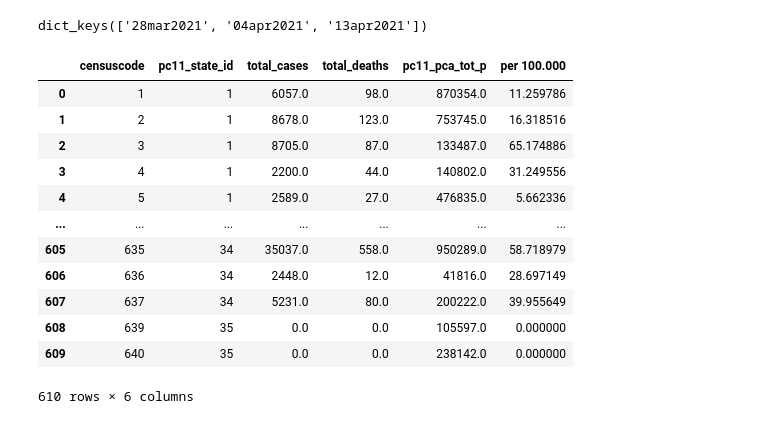
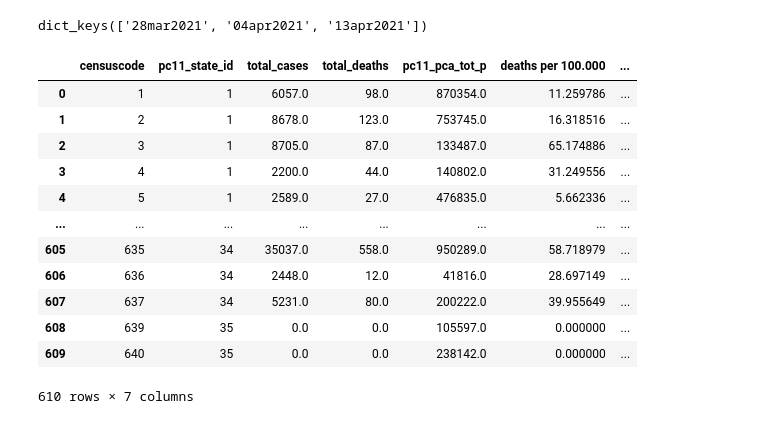
Before and after one commit to Daniel-Los/Introduction-to-datascience-final-project, a Jupyter notebook: Dataframes.ipynb, the cells around one changed output. Saved outputs shown, nothing was run; the diff lists cells and outputs as text; code cells hidden in the pictures.

Commit message:
met total cases per 100.000

```diff
--- a/Dataframes.ipynb
+++ b/Dataframes.ipynb
@@ -351,19 +335,20 @@ datedict.keys()
 dict_keys(['28mar2021', '04apr2021', '13apr2021'])
 # %%
 champions = pd.merge(datedict['13apr2021'], demog_frame[['censuscode','pc11_pca_tot_p']], on = 'censuscode', how = 'left')
-champions['per 100.000'] = champions['total_deaths']/champions['pc11_pca_tot_p']*1e5
+champions['deaths per 100.000'] = champions['total_deaths']/champions['pc11_pca_tot_p']*1e5
+champions['cases per 100.000'] = champions['total_cases']/champions['pc11_pca_tot_p']*1e5
 champions
 # %% [output]
-|  | censuscode | pc11_state_id | total_cases | total_deaths | pc11_pca_tot_p | per 100.000 |
-| 0 | 1 | 1 | 6057.0 | 98.0 | 870354.0 | 11.259786 |
-| 1 | 2 | 1 | 8678.0 | 123.0 | 753745.0 | 16.318516 |
-| 2 | 3 | 1 | 8705.0 | 87.0 | 133487.0 | 65.174886 |
-| 3 | 4 | 1 | 2200.0 | 44.0 | 140802.0 | 31.249556 |
-| 4 | 5 | 1 | 2589.0 | 27.0 | 476835.0 | 5.662336 |
-| ... | ... | ... | ... | ... | ... | ... |
-| 605 | 635 | 34 | 35037.0 | 558.0 | 950289.0 | 58.718979 |
-| 606 | 636 | 34 | 2448.0 | 12.0 | 41816.0 | 28.697149 |
-| 607 | 637 | 34 | 5231.0 | 80.0 | 200222.0 | 39.955649 |
-| 608 | 639 | 35 | 0.0 | 0.0 | 105597.0 | 0.000000 |
-| 609 | 640 | 35 | 0.0 | 0.0 | 238142.0 | 0.000000 |
+|  | censuscode | pc11_state_id | total_cases | total_deaths | pc11_pca_tot_p | deaths per 100.000 | ... |
+| 0 | 1 | 1 | 6057.0 | 98.0 | 870354.0 | 11.259786 | ... |
+| 1 | 2 | 1 | 8678.0 | 123.0 | 753745.0 | 16.318516 | ... |
+| 2 | 3 | 1 | 8705.0 | 87.0 | 133487.0 | 65.174886 | ... |
+| 3 | 4 | 1 | 2200.0 | 44.0 | 140802.0 | 31.249556 | ... |
+| 4 | 5 | 1 | 2589.0 | 27.0 | 476835.0 | 5.662336 | ... |
+| ... | ... | ... | ... | ... | ... | ... | ... |
+| 605 | 635 | 34 | 35037.0 | 558.0 | 950289.0 | 58.718979 | ... |
+| 606 | 636 | 34 | 2448.0 | 12.0 | 41816.0 | 28.697149 | ... |
+| 607 | 637 | 34 | 5231.0 | 80.0 | 200222.0 | 39.955649 | ... |
+| 608 | 639 | 35 | 0.0 | 0.0 | 105597.0 | 0.000000 | ... |
+| 609 | 640 | 35 | 0.0 | 0.0 | 238142.0 | 0.000000 | ... |
-610 rows × 6 columns
+610 rows × 7 columns
```
Also changed, not shown: parts of 2 cells of this notebook.
